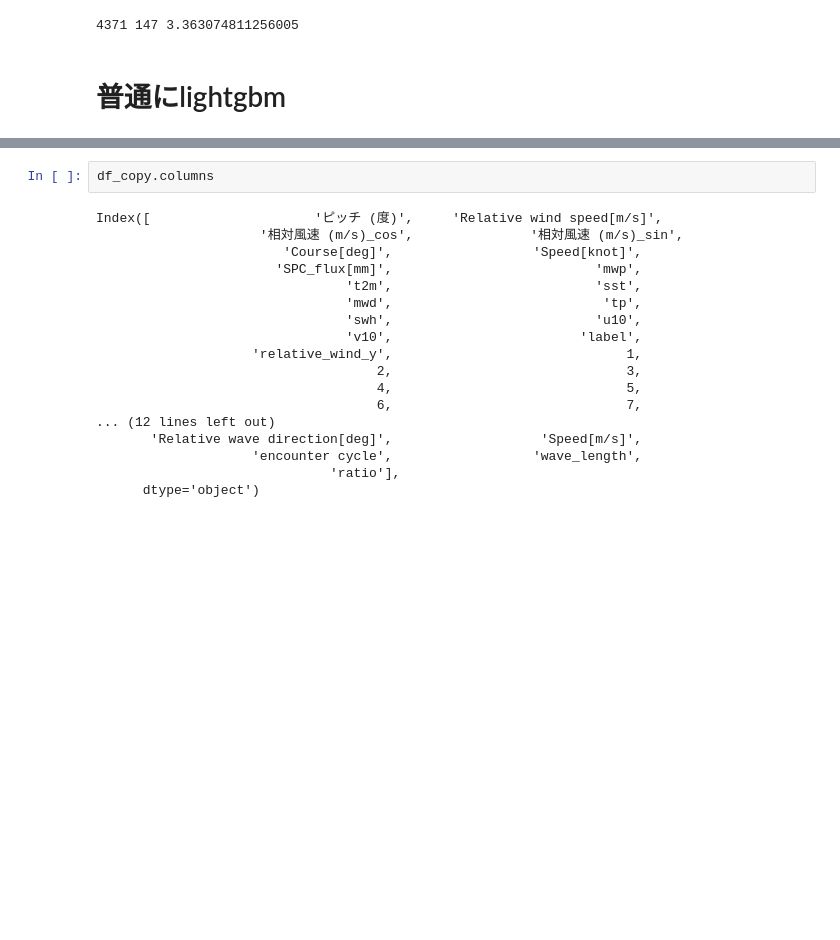
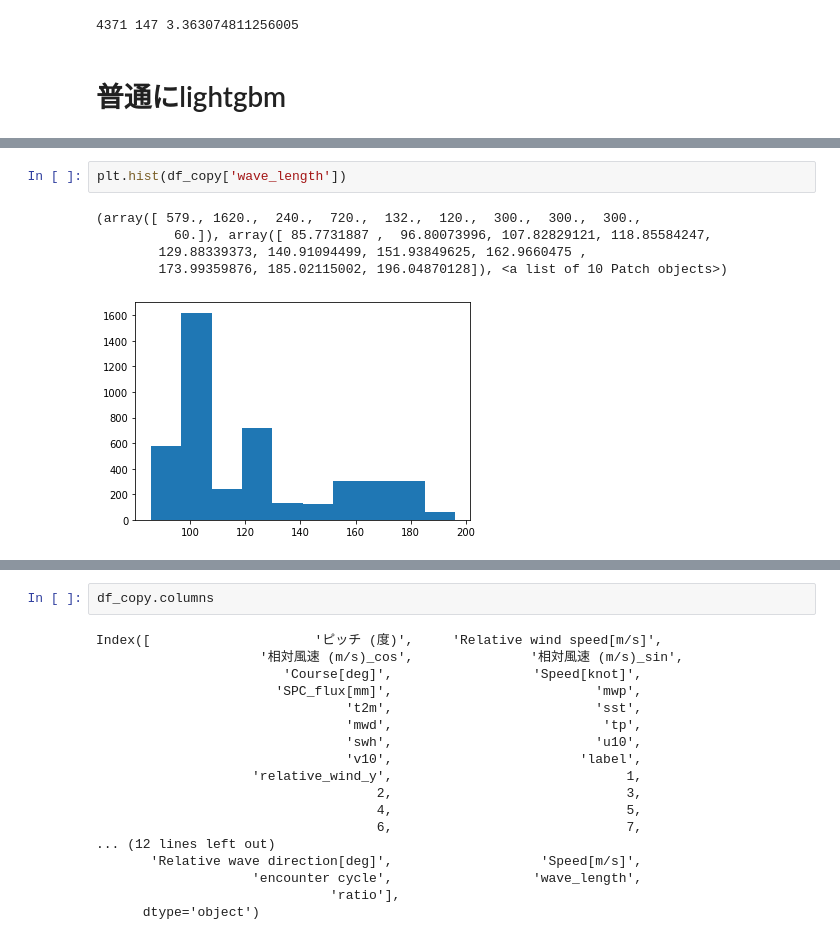
Before and after one commit to supikiti/soturon, a Jupyter notebook: modeling.ipynb, the cells around one changed output, grey strips where cells are left out. Drawn from its saved outputs; the diff is of its cells as text; blank space fills up the shorter version.

```diff
--- a/modeling.ipynb
+++ b/modeling.ipynb
@@ -66,0 +164,8 @@ print(len(df_copy), len(df_copy[df_copy['label'] != 0.0]), len(df_copy[df_copy['
+# %%
+plt.hist(df_copy['wave_length'])
+# %% [output]
+(array([ 579., 1620.,  240.,  720.,  132.,  120.,  300.,  300.,  300.,
+          60.]), array([ 85.7731887 ,  96.80073996, 107.82829121, 118.85584247,
+        129.88339373, 140.91094499, 151.93849625, 162.9660475 ,
+        173.99359876, 185.02115002, 196.04870128]), <a list of 10 Patch objects>)
+[figure, added]
```
Also changed, not shown: parts of 31 cells of this notebook.
